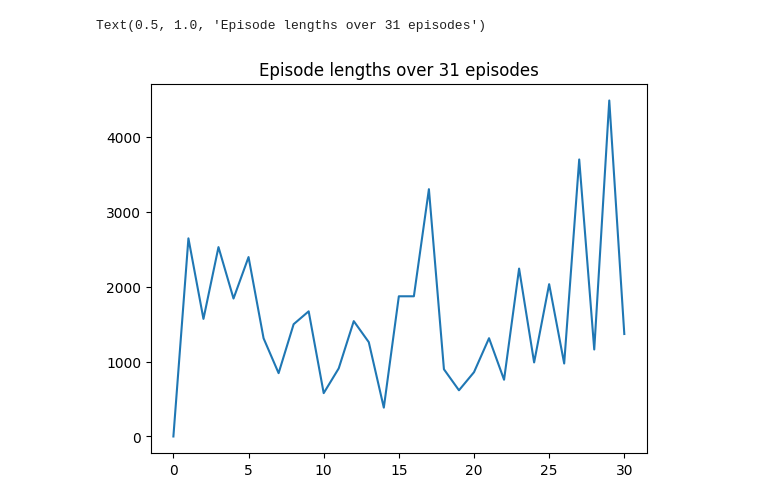
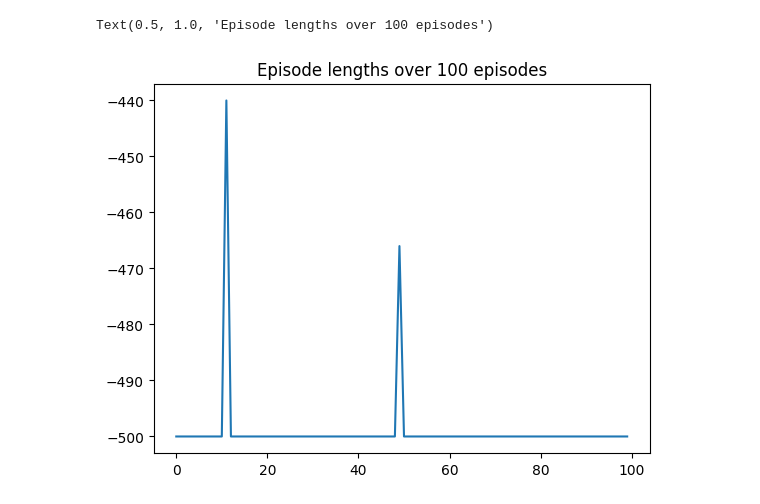
Before and after one commit to Lukeroberto/rl-refresher, a Jupyter notebook: linear-function-approximation-td/least-squares-td.ipynb, the cells around one changed output. Cells and saved outputs as stored; diff of their text form; code cells hidden in the pictures.

```diff
--- a/linear-function-approximation-td/least-squares-td.ipynb
+++ b/linear-function-approximation-td/least-squares-td.ipynb
@@ -28,31 +28,33 @@ def smooth(y, box_pts):
     return y_smooth
 # %%
 env = gym.make("Acrobot-v1")
-env = wrappers.RecordVideo(env, "./gym-results", new_step_api=True)
-env.reset(seed=42)
+# env = wrappers.RecordVideo(env, "./acrobot")
+env.reset()
 
 num_steps = 50000
-random_lengths = [0]
-random_rewards = [0]
-ep_len = 0
+random_rewards = []
+n_eps = 0
+ep_rs = 0
 for _ in trange(num_steps):
    action = env.action_space.sample()
-   observation, reward, done, info, _ = env.step(action)
-   random_rewards.append(reward)
+   observation, reward, done, info = env.step(action)
+   ep_rs += reward
 
    if done:
-      random_lengths.append(ep_len)
       observation = env.reset()
-      ep_len = 0
 
-   ep_len += 1
+      random_rewards.append(ep_rs)
+
+      ep_rs = 0
+      n_eps += 1
+
 env.close()
 
-plt.plot(random_lengths)
-plt.title(f"Episode lengths over {len(random_lengths)} episodes")
+plt.plot(random_rewards)
+plt.title(f"Episode lengths over {n_eps} episodes")
 # %% [output]
-Text(0.5, 1.0, 'Episode lengths over 31 episodes')
+Text(0.5, 1.0, 'Episode lengths over 100 episodes')
-[figure, old version]
+[figure, new version]
 # %%
 # Simple Linear Function grad-Q learning
 env = gym.make("Acrobot-v1")
```
Also changed, not shown: parts of 3 cells of this notebook, 1 other file.
